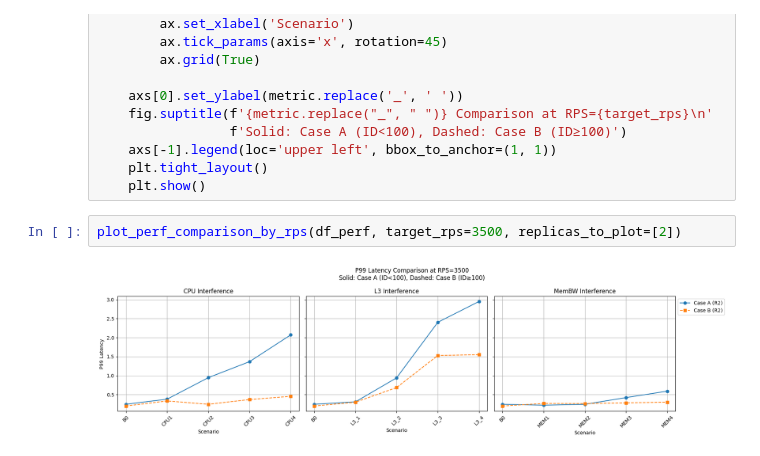
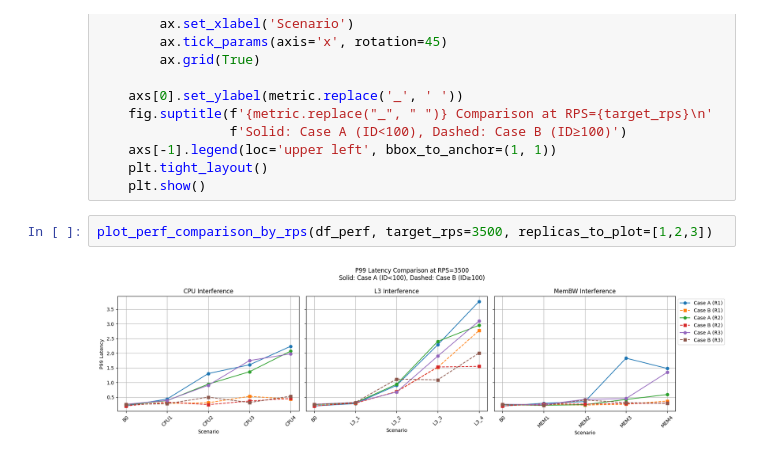
Before and after one commit to georgakopoulosgeo/Interference_Thesis_NTUA, a Jupyter notebook: profiling/colocation_vs_isolation.ipynb, the cells around one changed output. Cells and saved outputs as stored; diff of their text form.

```diff
--- a/profiling/colocation_vs_isolation.ipynb
+++ b/profiling/colocation_vs_isolation.ipynb
@@ -172,6 +172,6 @@ def plot_perf_comparison_by_rps(df_perf, target_rps, metric='P99_Latency', repli
     plt.tight_layout()
     plt.show()
 # %%
-plot_perf_comparison_by_rps(df_perf, target_rps=3500, replicas_to_plot=[2])
+plot_perf_comparison_by_rps(df_perf, target_rps=3500, replicas_to_plot=[1,2,3])
 # %% [output]
-[figure, old version]
+[figure, new version]
```
Also changed, not shown: 4 other files.
